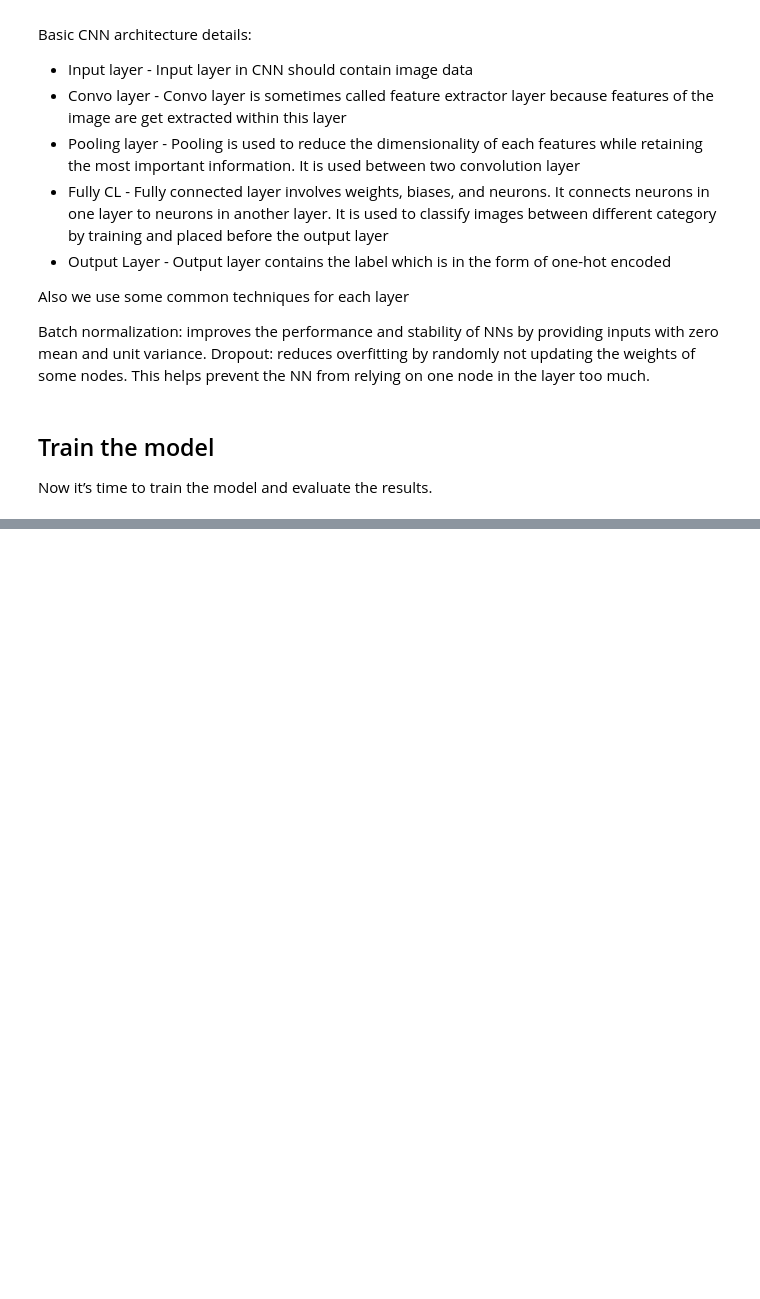
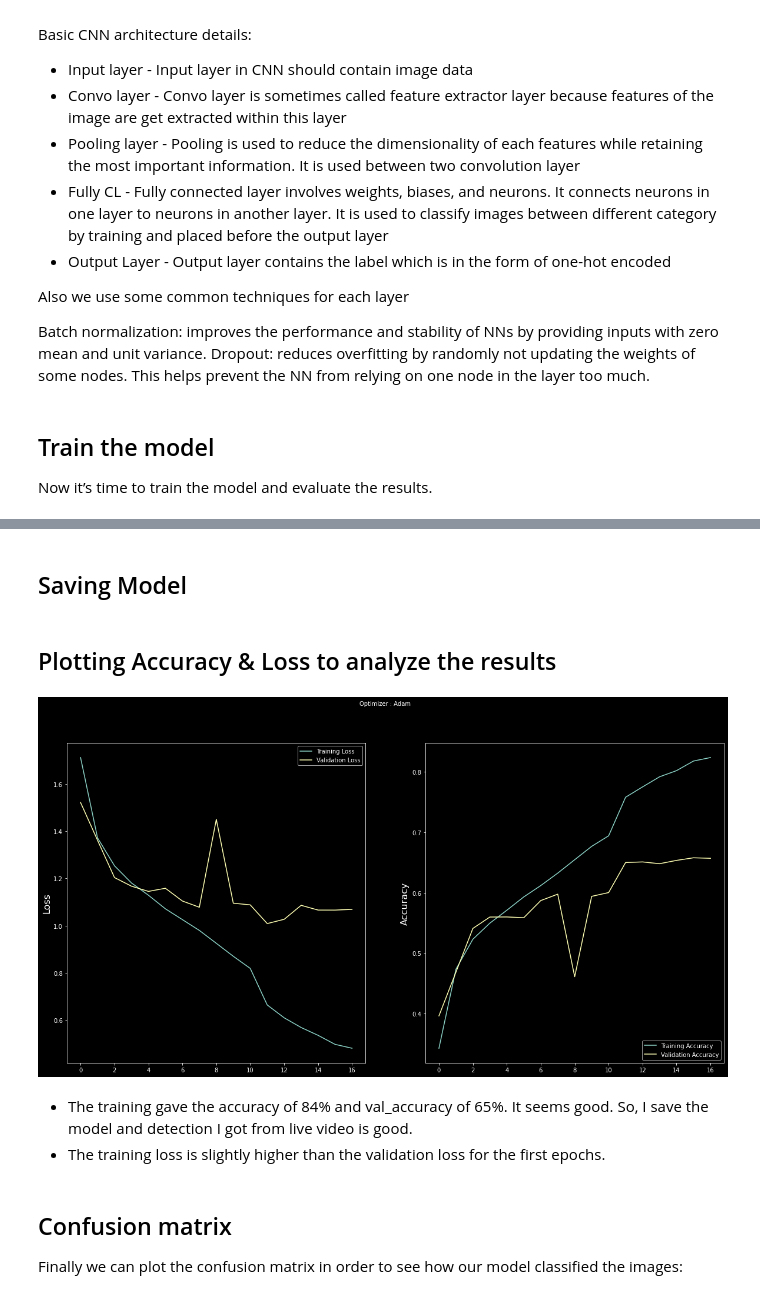
Before and after one commit to rahul-kr-soni/Online-Classroom-Visual-Sentiment-Detection, a Jupyter notebook: Rahul_Kumar_soni_Face Emotion Recognition.ipynb, the cells around one changed output, grey strips where cells are left out. Drawn from its saved outputs; the diff is of its cells as text; code cells hidden in the pictures; blank space fills up the shorter version.

Commit message:
5th commit model evaluation and confusion matrices

```diff
--- a/Rahul_Kumar_soni_Face Emotion Recognition.ipynb
+++ b/Rahul_Kumar_soni_Face Emotion Recognition.ipynb
@@ -323,0 +324,2 @@ acc
+# %% [markdown]
+## Saving Model
@@ -323,0 +328,28 @@ acc
+# %% [markdown]
+## Plotting Accuracy & Loss to analyze the results
+# %%
+#Plotting Accuracy & Loss
+plt.style.use('dark_background')
+
+plt.figure(figsize=(20,10))
+plt.subplot(1, 2, 1)
+plt.suptitle('Optimizer : Adam', fontsize=10)
+plt.ylabel('Loss', fontsize=16)
+plt.plot(results.history['loss'], label='Training Loss')
+plt.plot(results.history['val_loss'], label='Validation Loss')
+plt.legend(loc='upper right')
+
+plt.subplot(1, 2, 2)
+plt.ylabel('Accuracy', fontsize=16)
+plt.plot(results.history['accuracy'], label='Training Accuracy')
+plt.plot(results.history['val_accuracy'], label='Validation Accuracy')
+plt.legend(loc='lower right')
+plt.show()
+# %% [output]
+[figure, added]
+# %% [markdown]
+- The training gave the accuracy of 84% and val_accuracy of 65%. It seems good. So, I save the model and detection I got from live video is good.
+- The training loss is slightly higher than the validation loss for the first epochs.
+# %% [markdown]
+## Confusion matrix
+Finally we can plot the confusion matrix in order to see how our model classified the images:
```
Also changed, not shown: parts of 9 cells of this notebook.
